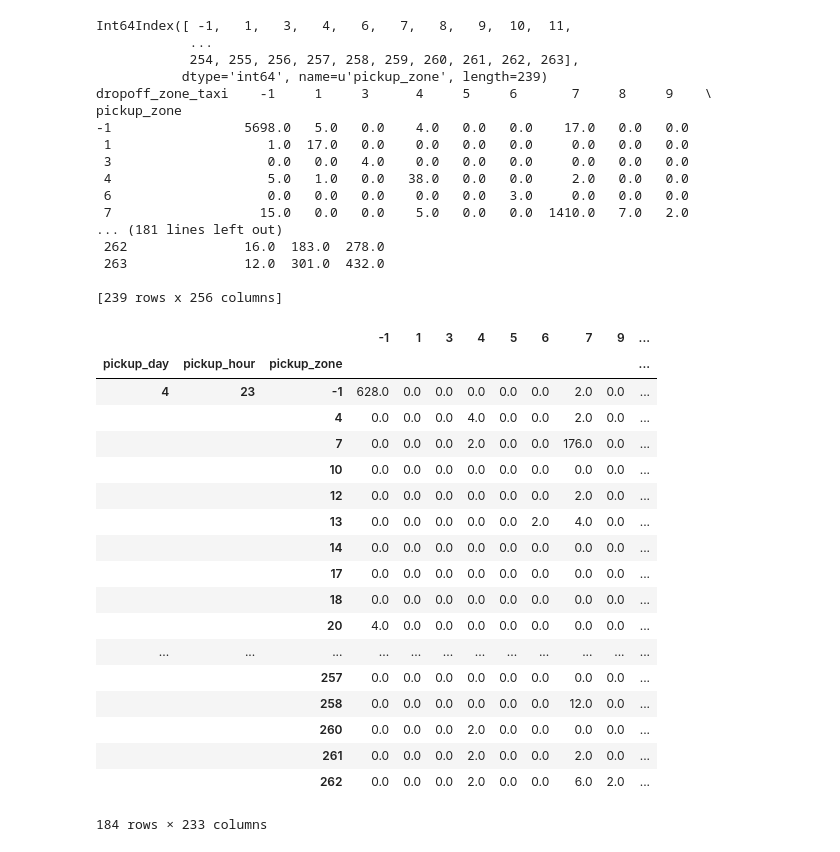
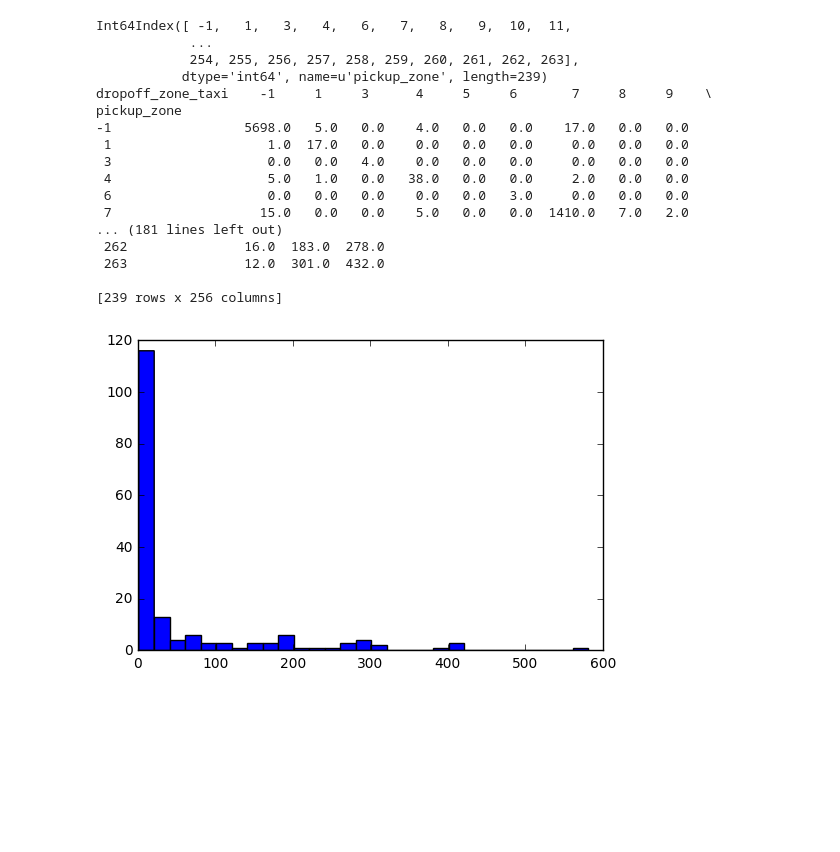
Before and after one commit to dorothychen/nycmoves, a Jupyter notebook: exploration2.ipynb, the cells around one changed output. Drawn from its saved outputs; the diff is of its cells as text; code cells hidden in the pictures; blank space fills up the shorter version.

```diff
--- a/exploration2.ipynb
+++ b/exploration2.ipynb
@@ -118,50 +118,13 @@ pickup_zone
  263               12.0  301.0  432.0
 
 [239 rows x 256 columns]
-# %%
-""" Given df, return dataframe with dest counts for each day, hour, pickup zone
-"""
-def _get_dests(X):
-
-    day_groups = X.groupby('pickup_day');
-    for day, day_group in day_groups:
-        hour_groups = day_group.groupby('pickup_hour')
-        for hour, hour_group in hour_groups:
-            grouped = hour_group.groupby('pickup_zone_taxi', as_index=False)
-            rows = []
-            for pickup_zone, group in grouped:
-                x = pd.DataFrame(group.groupby('dropoff_zone_taxi', as_index=False).size().rename('count'))
-                x = x.reset_index(level=0)
-                x['pickup_zone'] = pickup_zone
-
-                x = x.pivot(index='pickup_zone', columns='dropoff_zone_taxi', values='count')
-                x['pickup_zone'] = x.index
-                x['pickup_day'] = day
-                x['pickup_hour'] = hour
-                rows.append(x)
-
-    dests = pd.concat(rows).fillna(0)
-    dests = dests.set_index(['pickup_day', 'pickup_hour', 'pickup_zone'])
-    return dests
-
-_get_dests(X) + _get_dests(X)
-# %% [output]
-|  |  |  | -1 | 1 | 3 | 4 | 5 | 6 | 7 | 9 | ... |
-| pickup_day | pickup_hour | pickup_zone |  |  |  |  |  |  |  |  | ... |
-| 4 | 23 | -1 | 628.0 | 0.0 | 0.0 | 0.0 | 0.0 | 0.0 | 2.0 | 0.0 | ... |
-|  |  | 4 | 0.0 | 0.0 | 0.0 | 4.0 | 0.0 | 0.0 | 2.0 | 0.0 | ... |
-|  |  | 7 | 0.0 | 0.0 | 0.0 | 2.0 | 0.0 | 0.0 | 176.0 | 0.0 | ... |
-|  |  | 10 | 0.0 | 0.0 | 0.0 | 0.0 | 0.0 | 0.0 | 0.0 | 0.0 | ... |
-|  |  | 12 | 0.0 | 0.0 | 0.0 | 0.0 | 0.0 | 0.0 | 2.0 | 0.0 | ... |
-|  |  | 13 | 0.0 | 0.0 | 0.0 | 0.0 | 0.0 | 2.0 | 4.0 | 0.0 | ... |
-|  |  | 14 | 0.0 | 0.0 | 0.0 | 0.0 | 0.0 | 0.0 | 0.0 | 0.0 | ... |
-|  |  | 17 | 0.0 | 0.0 | 0.0 | 0.0 | 0.0 | 0.0 | 0.0 | 0.0 | ... |
-|  |  | 18 | 0.0 | 0.0 | 0.0 | 0.0 | 0.0 | 0.0 | 0.0 | 0.0 | ... |
-|  |  | 20 | 4.0 | 0.0 | 0.0 | 0.0 | 0.0 | 0.0 | 0.0 | 0.0 | ... |
-| ... | ... | ... | ... | ... | ... | ... | ... | ... | ... | ... | ... |
-|  |  | 257 | 0.0 | 0.0 | 0.0 | 0.0 | 0.0 | 0.0 | 0.0 | 0.0 | ... |
-|  |  | 258 | 0.0 | 0.0 | 0.0 | 0.0 | 0.0 | 0.0 | 12.0 | 0.0 | ... |
-|  |  | 260 | 0.0 | 0.0 | 0.0 | 2.0 | 0.0 | 0.0 | 0.0 | 0.0 | ... |
-|  |  | 261 | 0.0 | 0.0 | 0.0 | 2.0 | 0.0 | 0.0 | 2.0 | 0.0 | ... |
-|  |  | 262 | 0.0 | 0.0 | 0.0 | 2.0 | 0.0 | 0.0 | 6.0 | 2.0 | ... |
-184 rows × 233 columns
+# %%
+# make histogram of destinations
+import matplotlib.pyplot as plt
+
+data = dests['counts']
+binwidth = 20
+plt.hist(data, bins=range(min(data), max(data) + binwidth, binwidth))
+plt.show()
+# %% [output]
+[figure, added]
```
Also changed, not shown: parts of 3 cells of this notebook, 6 other files.
